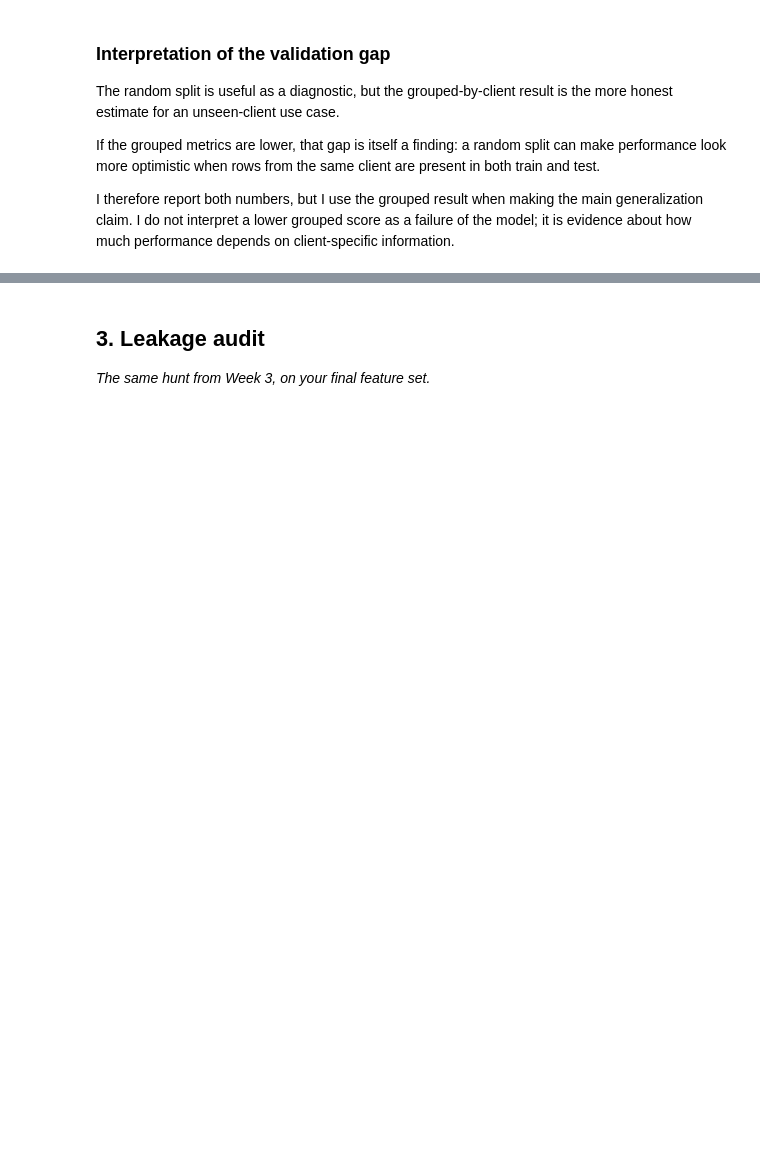
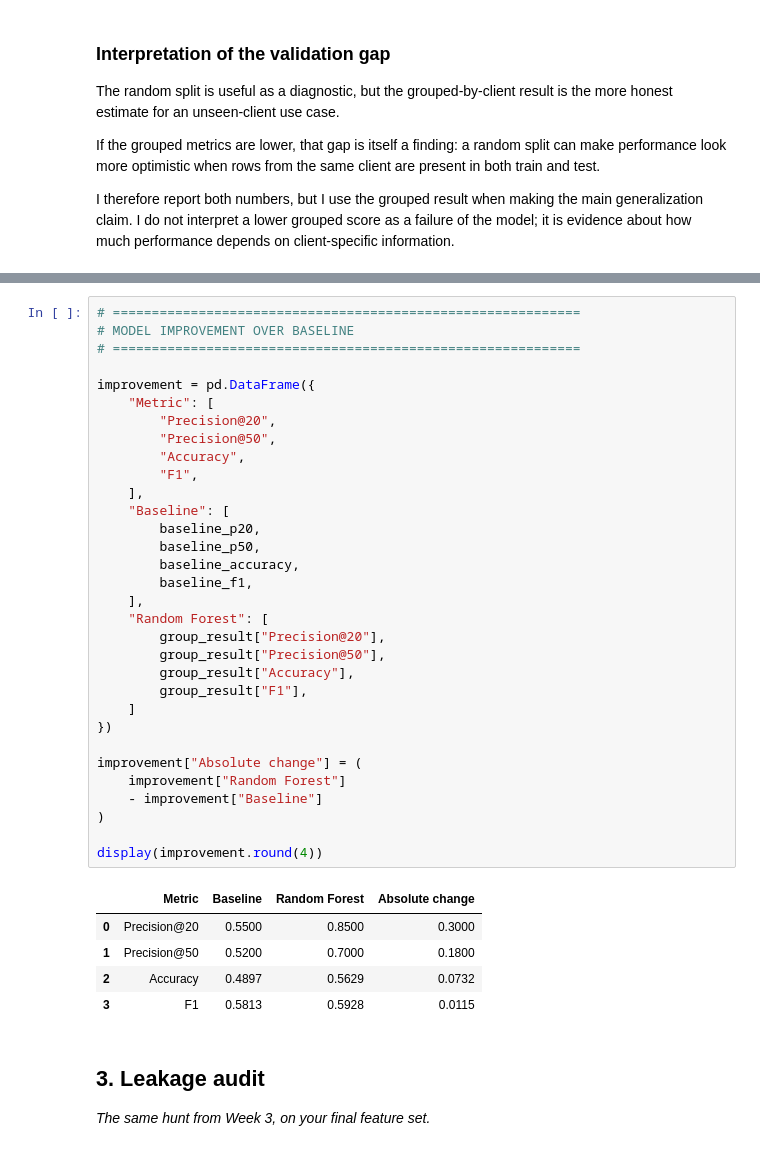
Before and after one commit to RaihanBasha7/flyrank-ml-internship, a Jupyter notebook: work/notebooks/w06_validation_audit.ipynb, the cells around one changed output, grey strips where cells are left out. Cells and saved outputs as stored; diff of their text form; blank space fills up the shorter version.

```diff
--- a/work/notebooks/w06_validation_audit.ipynb
+++ b/work/notebooks/w06_validation_audit.ipynb
@@ -259,3 +448,41 @@ I therefore report both numbers, but I use the grouped result when making the ma
+# %%
+# ============================================================
+# MODEL IMPROVEMENT OVER BASELINE
+# ============================================================
+
+improvement = pd.DataFrame({
+    "Metric": [
+        "Precision@20",
+        "Precision@50",
+        "Accuracy",
+        "F1",
+    ],
+    "Baseline": [
+        baseline_p20,
+        baseline_p50,
+        baseline_accuracy,
+        baseline_f1,
+    ],
+    "Random Forest": [
+        group_result["Precision@20"],
+        group_result["Precision@50"],
+        group_result["Accuracy"],
+        group_result["F1"],
+    ]
+})
+
+improvement["Absolute change"] = (
+    improvement["Random Forest"]
+    - improvement["Baseline"]
+)
+
+display(improvement.round(4))
+# %% [output]
+|  | Metric | Baseline | Random Forest | Absolute change |
+| 0 | Precision@20 | 0.5500 | 0.8500 | 0.3000 |
+| 1 | Precision@50 | 0.5200 | 0.7000 | 0.1800 |
+| 2 | Accuracy | 0.4897 | 0.5629 | 0.0732 |
+| 3 | F1 | 0.5813 | 0.5928 | 0.0115 |
 # %% [markdown]
 ## 3. Leakage audit
 
```
Also changed, not shown: parts of 5 cells of this notebook.
